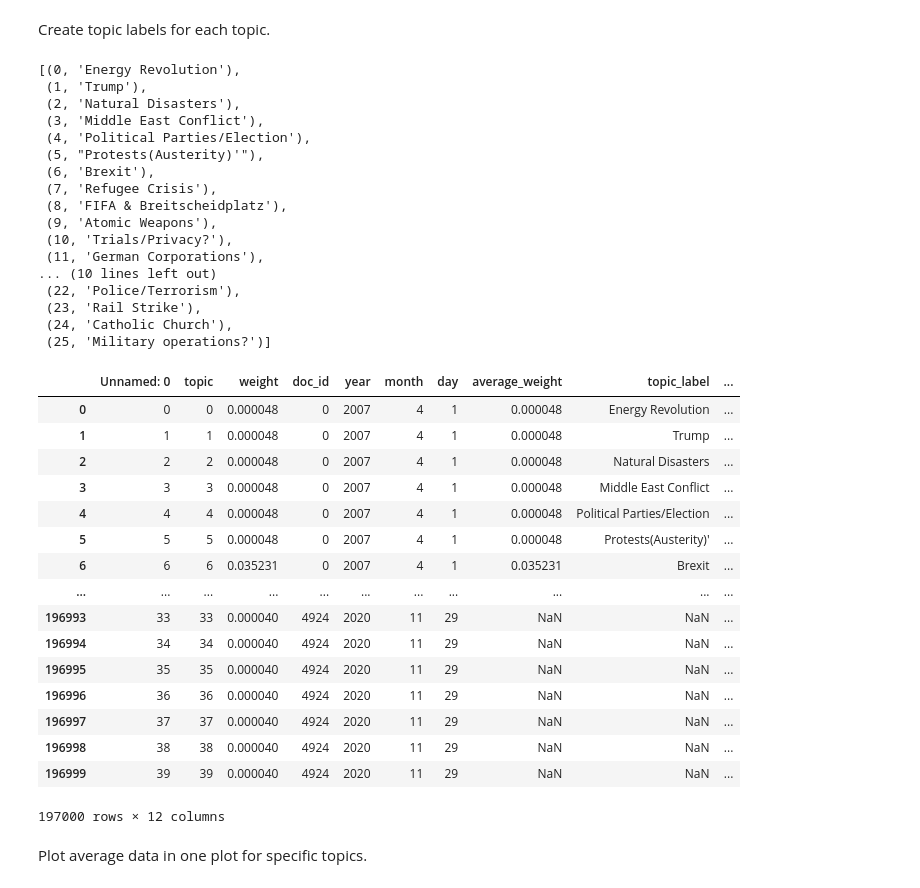
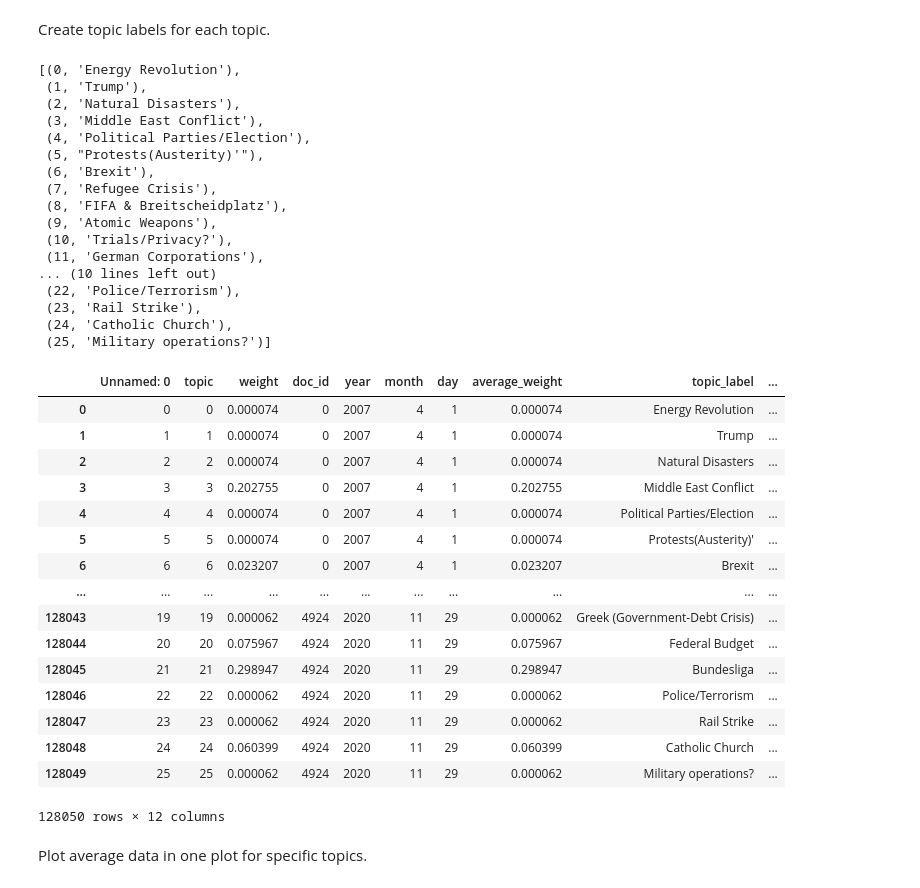
Before and after one commit to timurbachschi/Topic-Analysis-for-Tagesschau-data, a Jupyter notebook: topicModeling.ipynb, the cells around one changed output. Saved outputs shown, nothing was run; the diff lists cells and outputs as text; code cells hidden in the pictures.

```diff
--- a/topicModeling.ipynb
+++ b/topicModeling.ipynb
@@ -368,16 +367,17 @@ number words in dictionary after filtering: 17526
 # %% [markdown]
 Load a lda model and show its topics and coherence_value.
 # %%
-lda_model = gensim.models.LdaModel.load(my_path+"lda/lda_40topics_500passes_500iter20no_below0.5no_above/lda")
+lda_model = gensim.models.LdaModel.load(my_path+"lda/bestmodelcv/model/lda_26topics_500passes_500iter_0.5filterValue.model")
+#lda_model = gensim.models.LdaModel.load(my_path+"lda/lda_40topics_500passes_500iter20no_below0.5no_above/lda")
 coherence_model_lda = CoherenceModel(model=lda_model, texts=df['preprocessed'], dictionary=id2word, coherence='c_v')
 print(coherence_model_lda.get_coherence())
 
 print(lda_model)
 print("\n------------------------------------------------\n")
-for idx,topic in lda_model.print_topics(-1):
+for topic_number,topic in lda_model.print_topics(-1):
         probs = ((topic.replace('"','').replace(" ","").split('+')))
         for prob in range(len(probs)):
             probs[prob] = (probs[prob].split("*"))
         probs_formatted = [str(x[1])+'('+str(x[0])+')' for x in probs]
-        print('Topic: {} \nWords: {}'.format(idx+1,probs_formatted))
+        print('Topic: {} \nWords: {}'.format(topic_number+1,probs_formatted))
 # %% [output]
@@ -446,19 +446,19 @@ weights.to_csv("per_document_40topic_weights.csv")
 # %% [markdown]
 Create yearly, monthly and daily time-series weights.
 # %%
-df_weights = pd.read_csv("per_document_40topic_weights.csv")
+df_weights = pd.read_csv(my_path+"per_document_26topic_weights.csv")
 df_all_processed = pd.read_csv(my_path+'ldas/df1.csv', sep=',')
 df_all_processed.fillna('', inplace=True)
 df_all_processed.reset_index()
 df_all_processed['doc_id'] = df_all_processed.index
 
-df4 = pd.merge(df_weights,df_all_processed[['doc_id','year','month','day']],on='doc_id', how='left')
-display(df4)
-total_docs = df4.groupby(['year','month','day'])['doc_id'].apply(lambda x: len(x.unique())).reset_index()
+df_with_weights = pd.merge(df_weights,df_all_processed[['doc_id','year','month','day']],on='doc_id', how='left')
+display(df_with_weights)
+total_docs = df_with_weights.groupby(['year','month','day'])['doc_id'].apply(lambda x: len(x.unique())).reset_index()
 total_docs.columns = ['year','month','day','total_docs']
 display(total_docs)
-total_docs.to_csv("total_doc_year_month_day.csv")
-df_avg = df4.groupby(['year','month','day','topic']).agg({'weight':'sum'}).reset_index()
+total_docs.to_csv(my_path+"total_doc_year_month_day.csv")
+df_avg = df_with_weights.groupby(['year','month','day','topic']).agg({'weight':'sum'}).reset_index()
 df_avg = df_avg.merge(total_docs, on=['year','month','day'], how="left")
 df_avg['average_weight'] = df_avg['weight'] / df_avg['total_docs']
 display(df_avg)
@@ -559,56 +559,56 @@ topic_id = [i for i in range(len(topic_labels))]
 data_tuple = list(zip(topic_id, topic_labels))
 display(data_tuple)
 df_labels = pd.DataFrame(data_tuple, columns = ['topic', 'topic_label'])
 #merge labels into year weights data
 df_avg2 = df_avg.merge(df_labels, on='topic')
 df_avg2['index'] = df_avg2.index
 #save
-df_avg2.to_csv("year_topic_weights.csv")
+df_avg2.to_csv(my_path+"year_topic_weights.csv")
 #now create a final per-document data-frame for broader analysis
-df12 = pd.merge(df4,df_avg2[['topic', 'average_weight','topic_label','year','month','day','total_docs']],on=['year','month','day','topic'], how='left')
-pbar = tqdm.tqdm(total = len(df12))
+df_with_avg_weights = pd.merge(df_with_weights,df_avg2[['topic', 'average_weight','topic_label','year','month','day','total_docs']],on=['year','month','day','topic'], how='left')
+pbar = tqdm.tqdm(total = len(df_with_avg_weights))
 # add months and days as column for easier plotting
-for row in range(len(df12)):
-    df12.at[row,'days'] = str(df12.loc[row,'day'])+"/"+str(df12.loc[row,'month'])+"/"+str(df12.loc[row,'year'])[2:4]
-    df12.at[row,'months'] = str(df12.loc[row,'month'])+"/"+str(df12.loc[row,'year'])[2:4]
+for row in range(len(df_with_avg_weights)):
+    df_with_avg_weights.at[row,'days'] = str(df_with_avg_weights.loc[row,'day'])+"/"+str(df_with_avg_weights.loc[row,'month'])+"/"+str(df_with_avg_weights.loc[row,'year'])[2:4]
+    df_with_avg_weights.at[row,'months'] = str(df_with_avg_weights.loc[row,'month'])+"/"+str(df_with_avg_weights.loc[row,'year'])[2:4]
     pbar.update(1)
 pbar.close()
-display(df12)
-df12.to_csv("FULL_TAGESSCHAU_PROCESSED.csv")
+display(df_with_avg_weights)
+df_with_avg_weights.to_csv(my_path+"df_with_avg_weights.csv")
 # %% [output]
 [(0, 'Energy Revolution'),
  (1, 'Trump'),
  (2, 'Natural Disasters'),
  (3, 'Middle East Conflict'),
  (4, 'Political Parties/Election'),
  (5, "Protests(Austerity)'"),
  (6, 'Brexit'),
  (7, 'Refugee Crisis'),
  (8, 'FIFA & Breitscheidplatz'),
  (9, 'Atomic Weapons'),
  (10, 'Trials/Privacy?'),
  (11, 'German Corporations'),
 ... (10 lines left out)
  (22, 'Police/Terrorism'),
  (23, 'Rail Strike'),
  (24, 'Catholic Church'),
  (25, 'Military operations?')]
 |  | Unnamed: 0 | topic | weight | doc_id | year | month | day | average_weight | topic_label | ... |
-| 0 | 0 | 0 | 0.000048 | 0 | 2007 | 4 | 1 | 0.000048 | Energy Revolution | ... |
-| 1 | 1 | 1 | 0.000048 | 0 | 2007 | 4 | 1 | 0.000048 | Trump | ... |
-| 2 | 2 | 2 | 0.000048 | 0 | 2007 | 4 | 1 | 0.000048 | Natural Disasters | ... |
-| 3 | 3 | 3 | 0.000048 | 0 | 2007 | 4 | 1 | 0.000048 | Middle East Conflict | ... |
-| 4 | 4 | 4 | 0.000048 | 0 | 2007 | 4 | 1 | 0.000048 | Political Parties/Election | ... |
-| 5 | 5 | 5 | 0.000048 | 0 | 2007 | 4 | 1 | 0.000048 | Protests(Austerity)' | ... |
-| 6 | 6 | 6 | 0.035231 | 0 | 2007 | 4 | 1 | 0.035231 | Brexit | ... |
+| 0 | 0 | 0 | 0.000074 | 0 | 2007 | 4 | 1 | 0.000074 | Energy Revolution | ... |
+| 1 | 1 | 1 | 0.000074 | 0 | 2007 | 4 | 1 | 0.000074 | Trump | ... |
+| 2 | 2 | 2 | 0.000074 | 0 | 2007 | 4 | 1 | 0.000074 | Natural Disasters | ... |
+| 3 | 3 | 3 | 0.202755 | 0 | 2007 | 4 | 1 | 0.202755 | Middle East Conflict | ... |
+| 4 | 4 | 4 | 0.000074 | 0 | 2007 | 4 | 1 | 0.000074 | Political Parties/Election | ... |
+| 5 | 5 | 5 | 0.000074 | 0 | 2007 | 4 | 1 | 0.000074 | Protests(Austerity)' | ... |
+| 6 | 6 | 6 | 0.023207 | 0 | 2007 | 4 | 1 | 0.023207 | Brexit | ... |
 | ... | ... | ... | ... | ... | ... | ... | ... | ... | ... | ... |
-| 196993 | 33 | 33 | 0.000040 | 4924 | 2020 | 11 | 29 | NaN | NaN | ... |
-| 196994 | 34 | 34 | 0.000040 | 4924 | 2020 | 11 | 29 | NaN | NaN | ... |
-| 196995 | 35 | 35 | 0.000040 | 4924 | 2020 | 11 | 29 | NaN | NaN | ... |
-| 196996 | 36 | 36 | 0.000040 | 4924 | 2020 | 11 | 29 | NaN | NaN | ... |
-| 196997 | 37 | 37 | 0.000040 | 4924 | 2020 | 11 | 29 | NaN | NaN | ... |
-| 196998 | 38 | 38 | 0.000040 | 4924 | 2020 | 11 | 29 | NaN | NaN | ... |
-| 196999 | 39 | 39 | 0.000040 | 4924 | 2020 | 11 | 29 | NaN | NaN | ... |
+| 128043 | 19 | 19 | 0.000062 | 4924 | 2020 | 11 | 29 | 0.000062 | Greek (Government-Debt Crisis) | ... |
+| 128044 | 20 | 20 | 0.075967 | 4924 | 2020 | 11 | 29 | 0.075967 | Federal Budget | ... |
+| 128045 | 21 | 21 | 0.298947 | 4924 | 2020 | 11 | 29 | 0.298947 | Bundesliga | ... |
+| 128046 | 22 | 22 | 0.000062 | 4924 | 2020 | 11 | 29 | 0.000062 | Police/Terrorism | ... |
+| 128047 | 23 | 23 | 0.000062 | 4924 | 2020 | 11 | 29 | 0.000062 | Rail Strike | ... |
+| 128048 | 24 | 24 | 0.060399 | 4924 | 2020 | 11 | 29 | 0.060399 | Catholic Church | ... |
+| 128049 | 25 | 25 | 0.000062 | 4924 | 2020 | 11 | 29 | 0.000062 | Military operations? | ... |
-197000 rows × 12 columns
+128050 rows × 12 columns
 # %% [markdown]
 Plot average data in one plot for specific topics.
```
Also changed, not shown: parts of 7 cells of this notebook.
